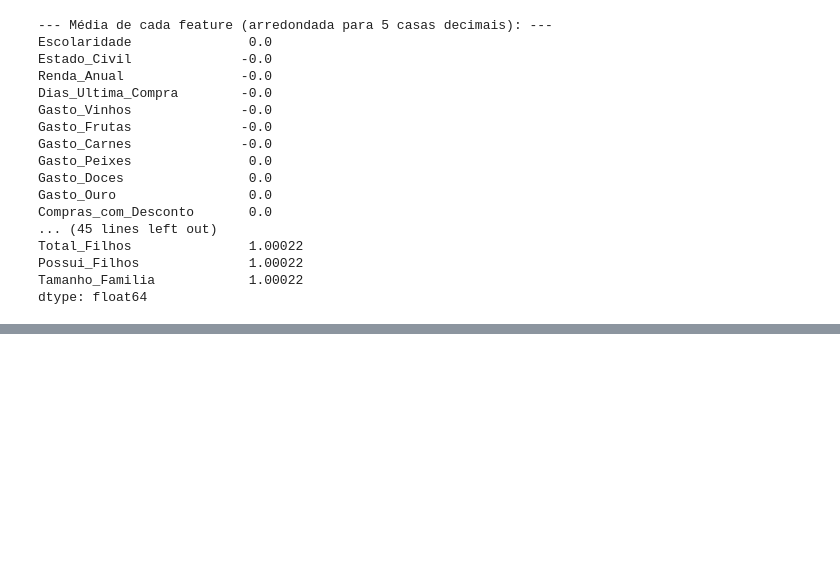
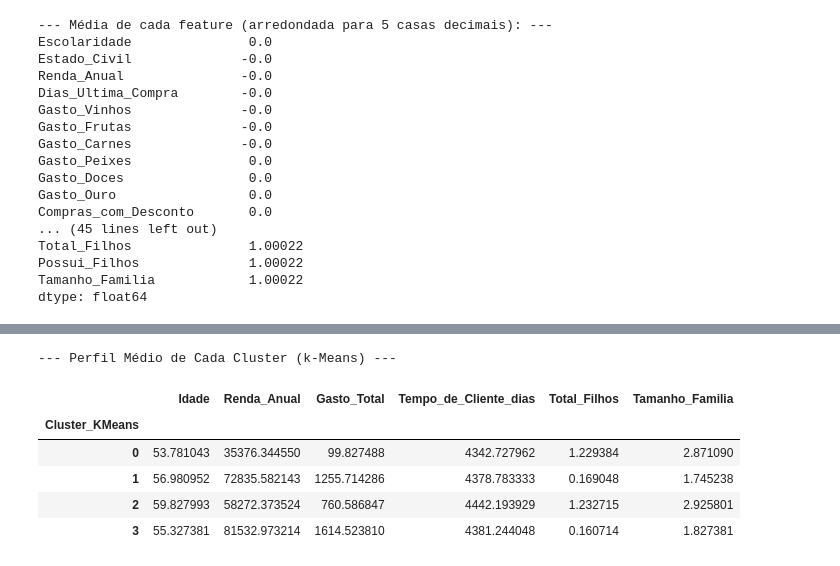
Before and after one commit to juniors719/customer_personality_clustering, a Jupyter notebook: customer_segmentation.ipynb, the cells around one changed output, grey strips where cells are left out. Cells and saved outputs as stored; diff of their text form; code cells hidden in the pictures; blank space fills up the shorter version.

```diff
--- a/customer_segmentation.ipynb
+++ b/customer_segmentation.ipynb
@@ -642,0 +738,14 @@ dtype: float64
+# %%
+# Perfilamento dos Clusters
+print("\n--- Perfil Médio de Cada Cluster (k-Means) ---")
+cols_para_perfil = ['Idade', 'Renda_Anual', 'Gasto_Total', 'Tempo_de_Cliente_dias', 'Total_Filhos', 'Tamanho_Familia']
+perfil_clusters_kmeans = df_sem_outliers.groupby('Cluster_KMeans')[cols_para_perfil].mean()
+display(perfil_clusters_kmeans.style.background_gradient(cmap='YlGn'))
+# %% [output]
+--- Perfil Médio de Cada Cluster (k-Means) ---
+|  | Idade | Renda_Anual | Gasto_Total | Tempo_de_Cliente_dias | Total_Filhos | Tamanho_Familia |
+| Cluster_KMeans |  |  |  |  |  |  |
+| 0 | 53.781043 | 35376.344550 | 99.827488 | 4342.727962 | 1.229384 | 2.871090 |
+| 1 | 56.980952 | 72835.582143 | 1255.714286 | 4378.783333 | 0.169048 | 1.745238 |
+| 2 | 59.827993 | 58272.373524 | 760.586847 | 4442.193929 | 1.232715 | 2.925801 |
+| 3 | 55.327381 | 81532.973214 | 1614.523810 | 4381.244048 | 0.160714 | 1.827381 |
```
Also changed, not shown: parts of 13 cells of this notebook.
